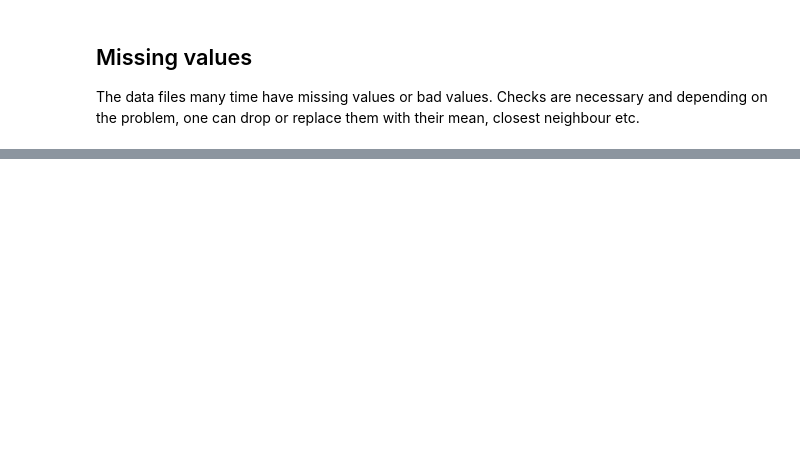
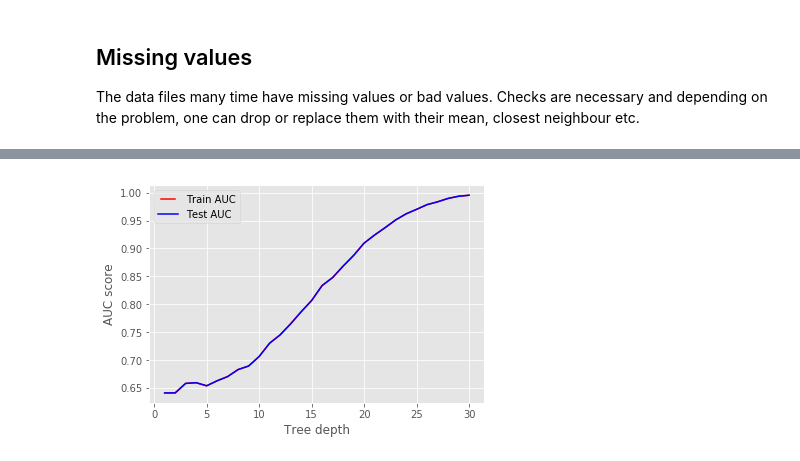
Before and after one commit to zefi89/project_MachineLearning, a Jupyter notebook: Introduction.ipynb, the cells around one changed output, grey strips where cells are left out. Saved outputs shown, nothing was run; the diff lists cells and outputs as text; code cells hidden in the pictures; blank space fills up the shorter version.

Commit message:
added the feature description and some machine learning tests

```diff
--- a/Introduction.ipynb
+++ b/Introduction.ipynb
@@ -64,0 +132,3 @@ The data files many time have missing values or bad values. Checks are necessary
+# %%
+feature_col = df.drop('Status', 1)
+labels = df['Status']
@@ -64,0 +138,3 @@ The data files many time have missing values or bad values. Checks are necessary
+# %%
+from sklearn.model_selection import train_test_split
+features_train, features_test, labels_train, labels_test = train_test_split(feature_col, labels, test_size=0.25, random_state = 0)
@@ -64,0 +147,5 @@ The data files many time have missing values or bad values. Checks are necessary
+# %%
+from sklearn.tree import DecisionTreeClassifier
+dt = DecisionTreeClassifier()
+dt.fit(features_train, labels_train)
+y_pred = dt.predict(features_test)
@@ -64,0 +154,5 @@ The data files many time have missing values or bad values. Checks are necessary
+# %%
+from sklearn.metrics import auc, roc_curve
+false_positive_rate, true_positive_rate, thresholds = roc_curve(labels_test, y_pred)
+roc_auc = auc(false_positive_rate, true_positive_rate)
+roc_auc
@@ -64,0 +164,33 @@ The data files many time have missing values or bad values. Checks are necessary
+# %%
+n_max_depth = np.linspace(1, 30, 30, endpoint = True)
+
+train_results = []
+test_results = []
+
+for max_depth in n_max_depth:
+    dt = DecisionTreeClassifier(max_depth = max_depth)
+    dt.fit(features_train, labels_train)
+
+    train_pred = dt.predict(features_train)
+
+    false_positive_rate, true_positive_rate, thresholds = roc_curve(labels_train, train_pred)
+    roc_auc = auc(false_positive_rate, true_positive_rate)
+    train_results.append(roc_auc)
+
+    y_pred = dt.predict(features_test)
+
+    false_positive_rate, true_positive_rate, thresholds = roc_curve(labels_test, y_pred)
+    test_results.append(roc_auc)
+
+from matplotlib.legend_handler import HandlerLine2D
+
+line1, = plt.plot(n_max_depth, train_results, 'r',label='Train AUC')
+line2, = plt.plot(n_max_depth, test_results, 'b',label='Test AUC')
+
+plt.legend(handler_map={line1: HandlerLine2D(numpoints=2)})
+
+plt.ylabel('AUC score')
+plt.xlabel('Tree depth')
+plt.show()
+# %% [output]
+[figure, added]
```
Also changed, not shown: parts of 18 cells of this notebook, 1 other file.
